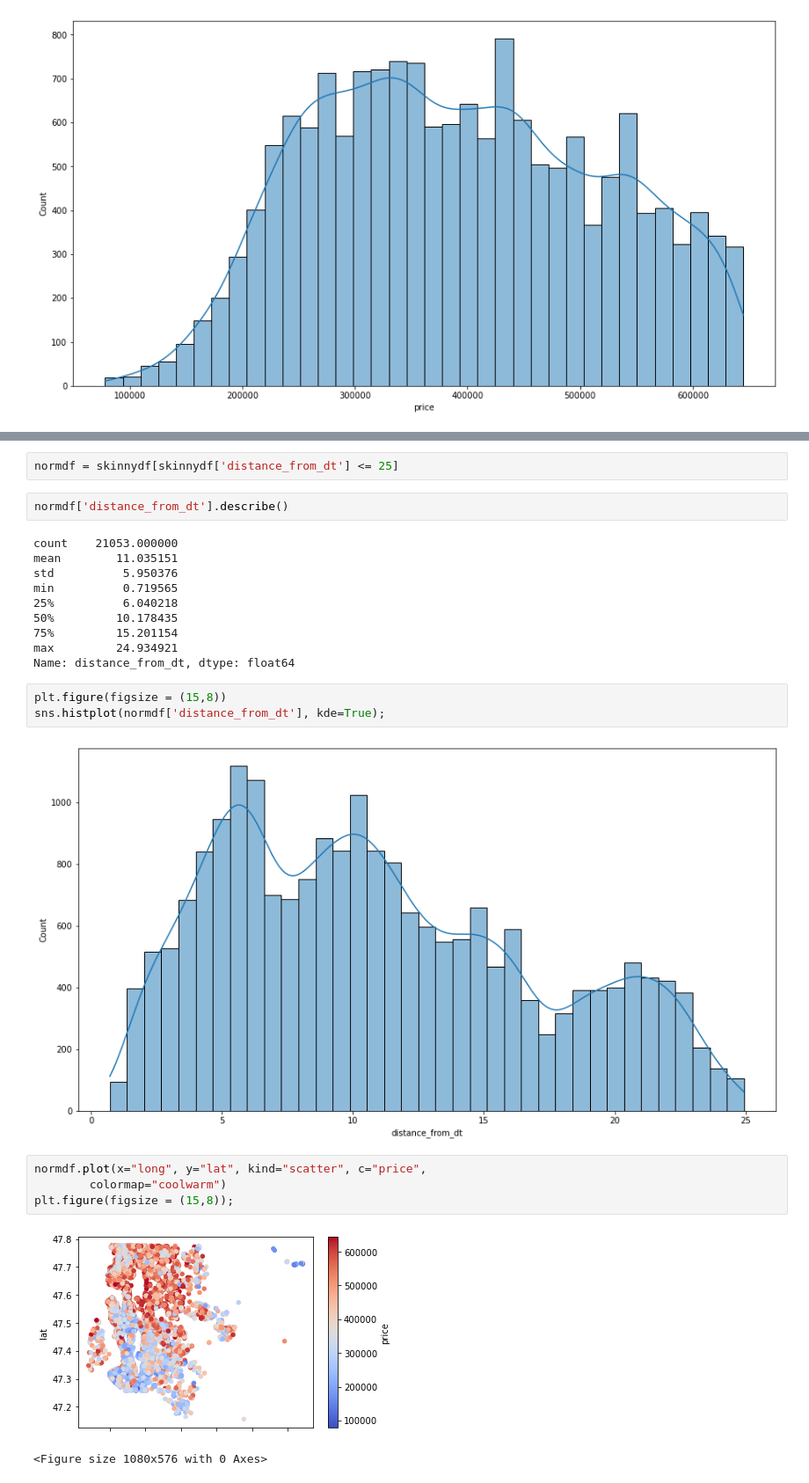
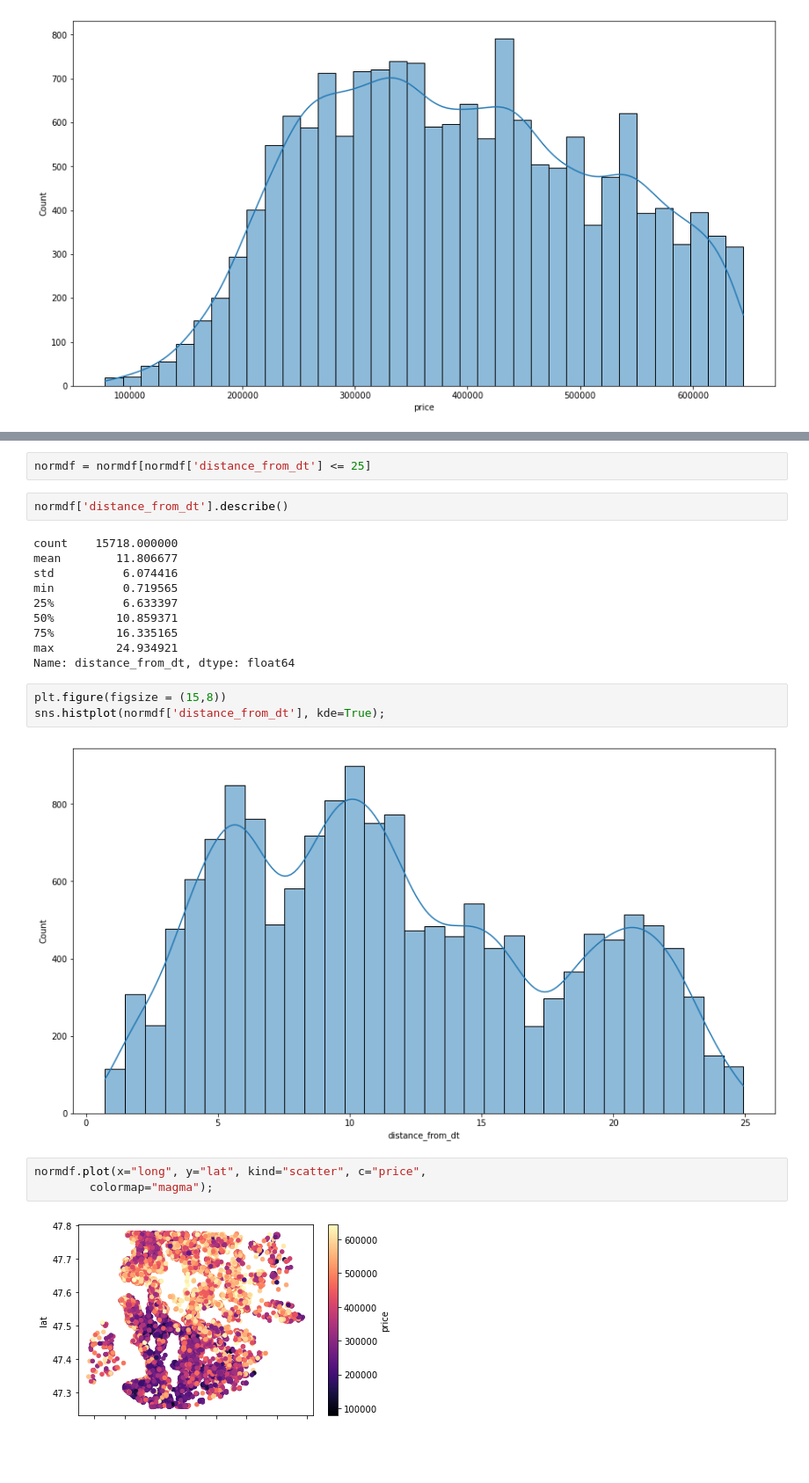
Before and after one commit to aishabaitemirovaothman/phase2_project_group7, a Jupyter notebook: stevensnotebook.ipynb, the cells around one changed output, grey strips where cells are left out. Shown at 88% size. Saved outputs shown, nothing was run; the diff lists cells and outputs as text; blank space fills up the shorter version.

```diff
--- a/stevensnotebook.ipynb
+++ b/stevensnotebook.ipynb
@@ -283,27 +298,25 @@ sns.histplot(skinnydf['distance_from_dt'], kde=True)
 # %%
-normdf = skinnydf[skinnydf['distance_from_dt'] <= 25]
+normdf = normdf[normdf['distance_from_dt'] <= 25]
 # %%
 normdf['distance_from_dt'].describe()
 # %% [output]
-count    21053.000000
-mean        11.035151
-std          5.950376
+count    15718.000000
+mean        11.806677
+std          6.074416
 min          0.719565
-25%          6.040218
-50%         10.178435
-75%         15.201154
+25%          6.633397
+50%         10.859371
+75%         16.335165
 max         24.934921
 Name: distance_from_dt, dtype: float64
 # %%
 plt.figure(figsize = (15,8))
 sns.histplot(normdf['distance_from_dt'], kde=True);
 # %% [output]
-[figure, old version]
+[figure, new version]
 # %%
 normdf.plot(x="long", y="lat", kind="scatter", c="price",
-        colormap="coolwarm")
-plt.figure(figsize = (15,8));
+        colormap="magma");
 # %% [output]
-[figure, old version]
+[figure, new version]
-<Figure size 1080x576 with 0 Axes>
 # %%
```
Also changed, not shown: parts of 13 cells of this notebook.
